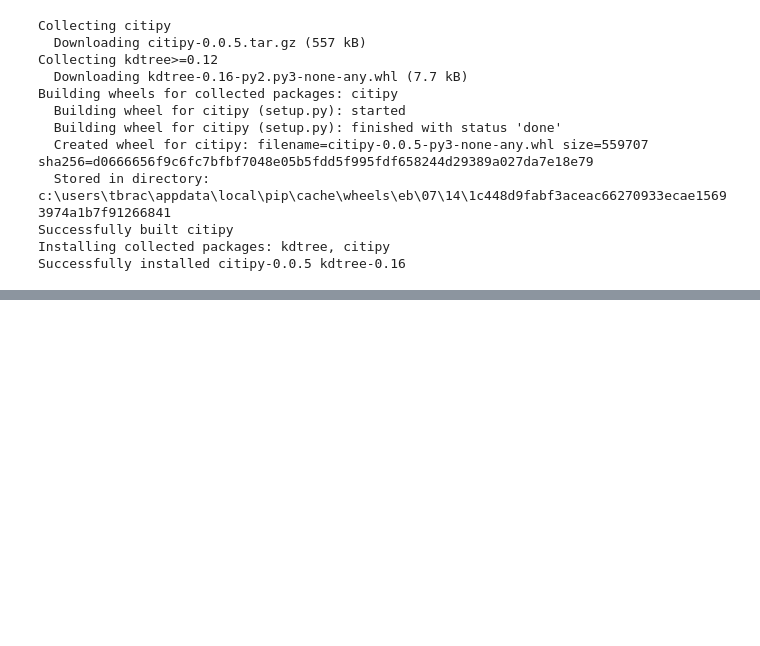
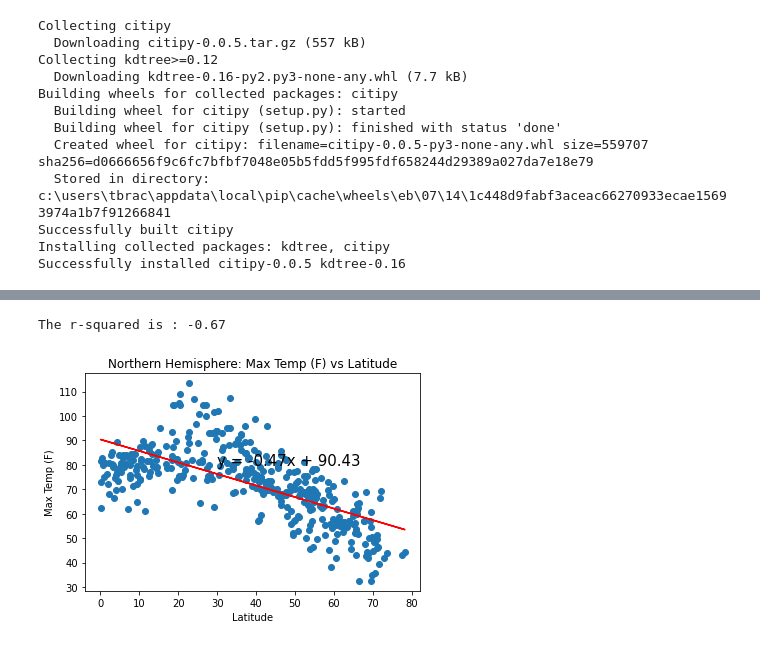
Before and after one commit to Brack1345/python-api-challenge, a Jupyter notebook: WeatherPy/WeatherPy.ipynb, the cells around one changed output, grey strips where cells are left out. Drawn from its saved outputs; the diff is of its cells as text; code cells hidden in the pictures; blank space fills up the shorter version.

```diff
--- a/WeatherPy/WeatherPy.ipynb
+++ b/WeatherPy/WeatherPy.ipynb
@@ -241,0 +243,24 @@ southern_hemisphere_df.head(10)
+# %%
+#creating linear regression function
+def linear_regression(x, y):
+    print(f"The r-squared is : {round(st.pearsonr(x, y)[0],2)}")
+    (slope, intercept, rvalue, pvalue, stderr) = linregress(x, y)
+    regress_values = x * slope + intercept
+    line_equation = "y = " + str(round(slope, 2)) + "x + " + str(round(intercept, 2))
+    plt.scatter(x, y)
+    plt.plot(x, regress_values, "r-")
+    return line_equation
+#function for annotating regression line
+def annotate(line_equation, a, b):
+    plt.annotate(line_equation,(a,b),fontsize=15,color="black")
+# %%
+#Northern Hemisphere: Temp vs Latitude
+equation1 = linear_regression(northern_hemisphere_df['Lat'], northern_hemisphere_df['Max Temp'])
+annotate(equation1, 30, 80)
+plt.title("Northern Hemisphere: Max Temp (F) vs Latitude")
+plt.xlabel("Latitude")
+plt.ylabel("Max Temp (F)")
+plt.savefig("../Images/Northern Hemisphere Temp vs Lat.png")
+# %% [output]
+The r-squared is : -0.67
+[figure, added]
```
Also changed, not shown: parts of 18 cells of this notebook, 12 other files.
